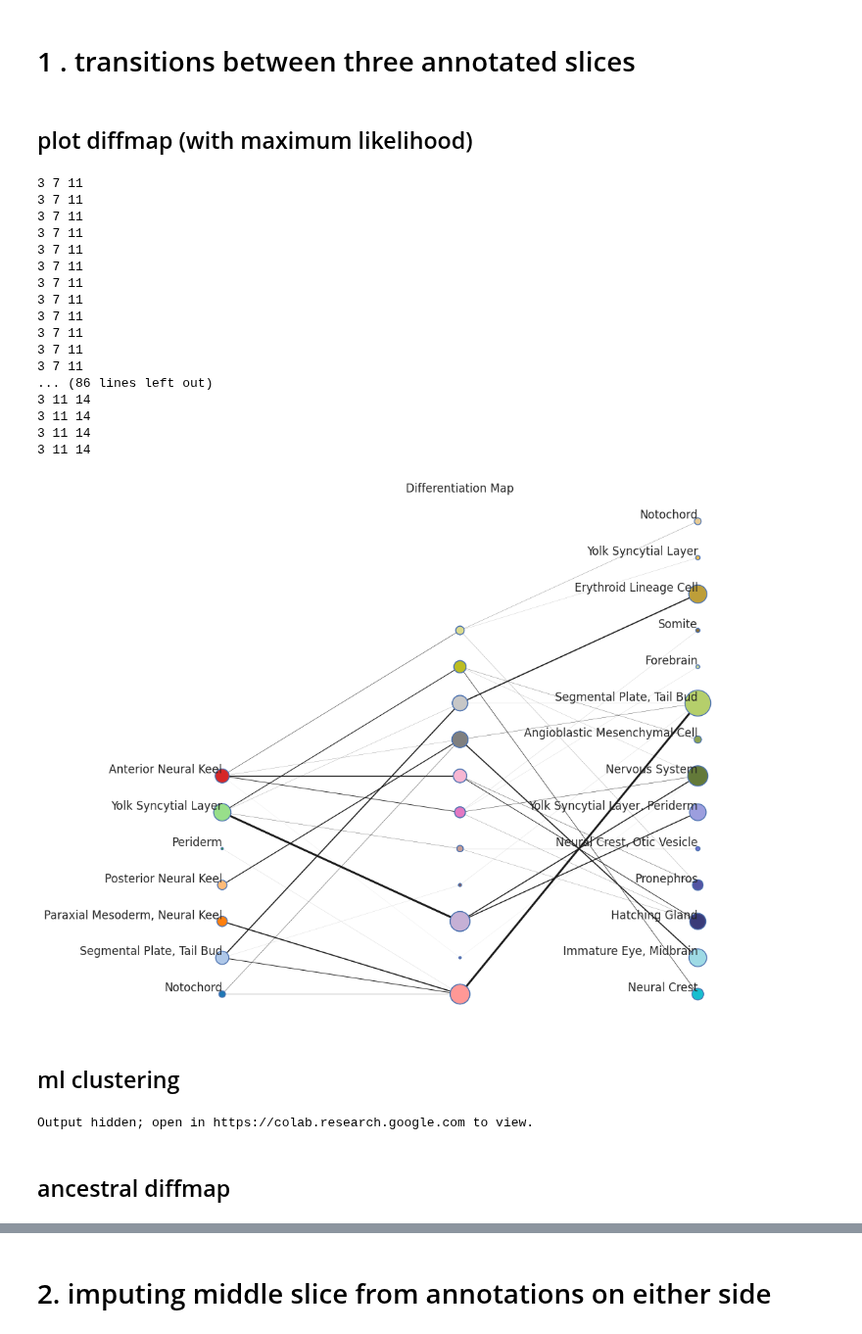
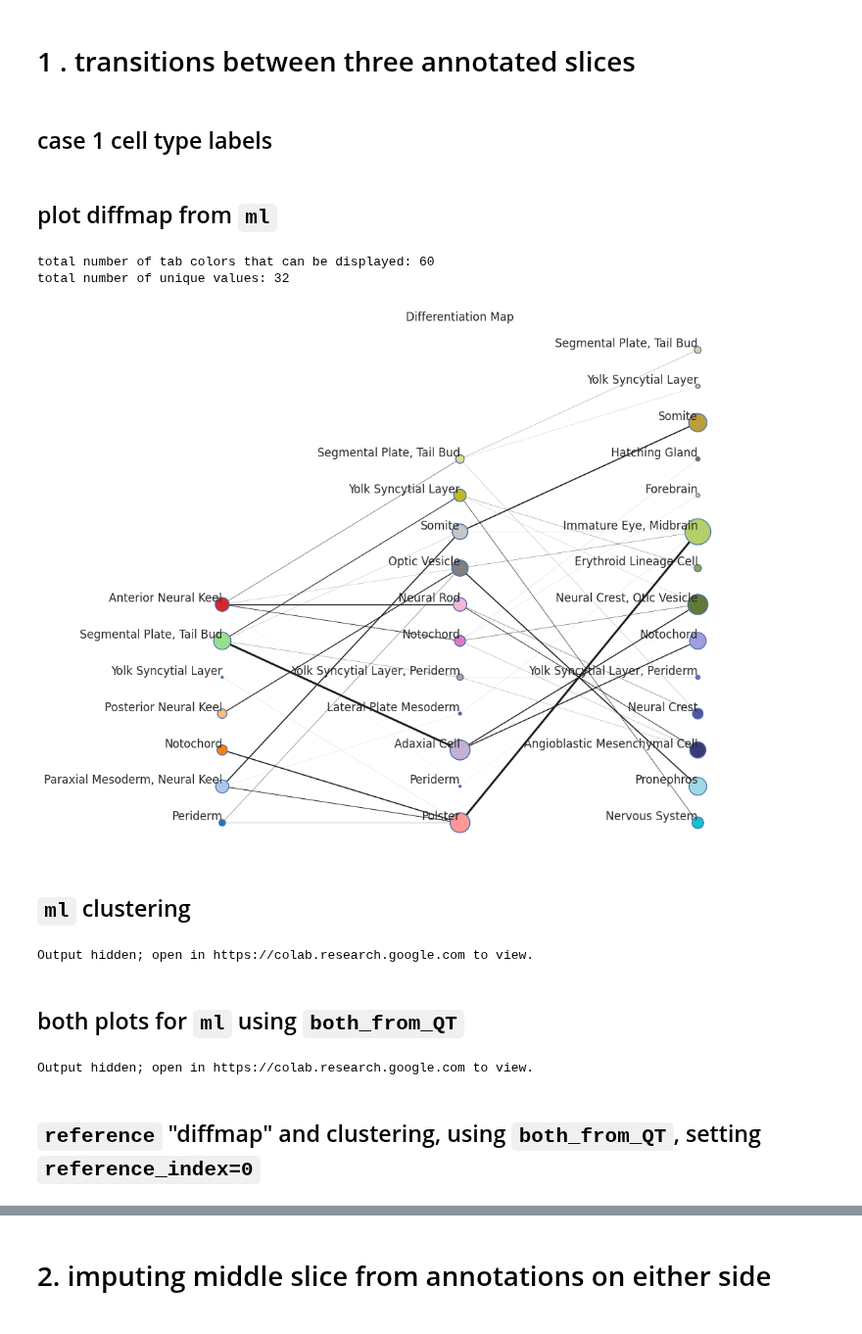
Before and after one commit to raphael-group/HM-OT, a Jupyter notebook: experiments/zf_test_viz.ipynb, the cells around one changed output, grey strips where cells are left out. Shown at 98% size. Saved outputs shown, nothing was run; the diff lists cells and outputs as text; code cells hidden in the pictures.

Commit message:
fixed ancestral, added fn to call both plotting from Qs, Ts

```diff
--- a/experiments/zf_test_viz.ipynb
+++ b/experiments/zf_test_viz.ipynb
@@ -212,33 +209,26 @@ ct_ann_2 = ct_labels[i+2]
 node_labels = [ct_ann_0, ct_ann_1, ct_ann_2]
 # %% [markdown]
 # 1 . transitions between three annotated slices
+# %% [markdown]
+## case 1 cell type labels
+# %%
+cell_type_labels_case_1 = [ct_ann_0, ct_ann_1, ct_ann_2]
 # %% [markdown]
-## plot diffmap (with maximum likelihood)
+## plot diffmap from `ml`
 # %%
+importlib.reload(clustering)
+
 Qs_ann = [ann_Q0, ann_Q1, ann_Q2]
 Ts_ann = [ann_T0, ann_T1]
-node_labels1 = [ct_ann_0, None, ct_ann_2]
 
-clustering.diffmap_from_QT(Qs=Qs_ann, Ts=Ts_ann, node_labels=node_labels1)
+clustering.diffmap_from_QT(Qs=Qs_ann,
+                           Ts=Ts_ann,
+                           cell_type_labels=cell_type_labels_case_1,
+                           clustering_type='ml',)
 # %% [output]
-3 7 11
-3 7 11
-3 7 11
-3 7 11
-3 7 11
-3 7 11
-3 7 11
-3 7 11
-3 7 11
-3 7 11
-3 7 11
-3 7 11
-... (86 lines left out)
-3 11 14
-3 11 14
-3 11 14
-3 11 14
+total number of tab colors that can be displayed: 60
+total number of unique values: 32
-[figure, old version]
+[figure, new version]
 # %% [markdown]
-## ml clustering
+## `ml` clustering
 # %%
@@ -248,4 +245,16 @@ clustering.plot_clusters_from_QT(Ss, Qs_ann, Ts_ann, node_labels)
 # %% [output]
 Output hidden; open in https://colab.research.google.com to view.
+# %% [markdown]
+## both plots for `ml` using `both_from_QT`
+# %%
+importlib.reload(clustering)
+
+clustering.both_from_QT(Ss=Ss,
+                        Qs=Qs_ann,
+                        Ts=Ts_ann,
+                        cell_type_labels=cell_type_labels_case_1,
+                        clustering_type='ml')
+# %% [output]
+Output hidden; open in https://colab.research.google.com to view.
 # %% [markdown]
-## ancestral diffmap
+## `reference` "diffmap" and clustering, using `both_from_QT`, setting `reference_index=0`
```
Also changed, not shown: parts of 24 cells of this notebook, 1 other file.
